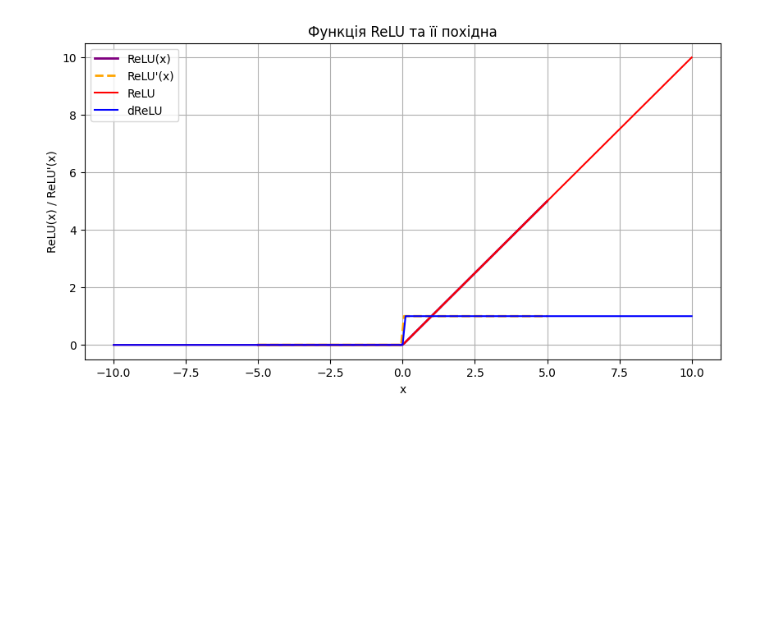
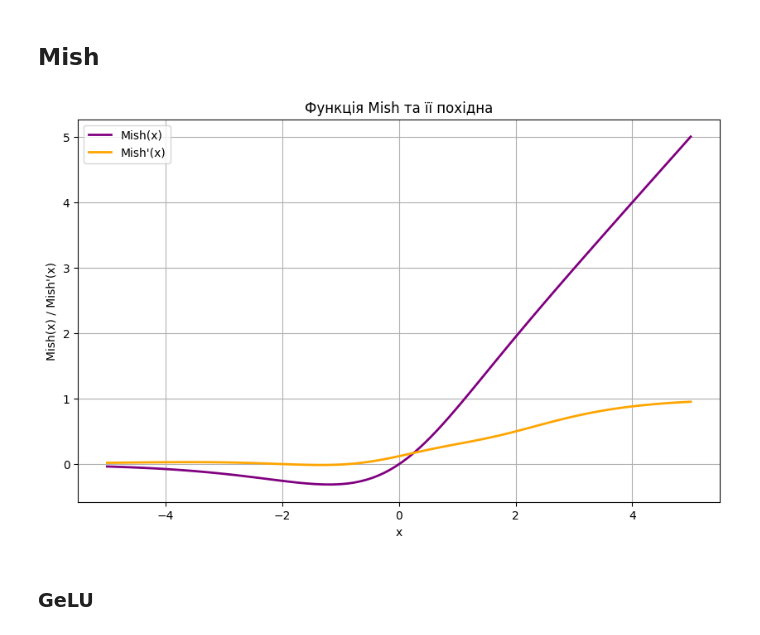
Before and after one commit to Dmytro04062004/DataVisualisation, a Jupyter notebook: lab1.ipynb, the cells around one changed output. Drawn from its saved outputs; the diff is of its cells as text; code cells hidden in the pictures; blank space fills up the shorter version.

```diff
--- a/lab1.ipynb
+++ b/lab1.ipynb
@@ -61,42 +90,30 @@ dReLU(input) = array([[[0, 0, 0],
+# %% [markdown]
+## Mish
+# %%
+def mish(x):
+    return x * np.tanh(np.log(1 + np.exp(x)))
+
+def mish_derivative(x):
+    exp_x = np.exp(x)
+    tanh_x = np.tanh(np.log(1 + exp_x))
+    return exp_x * (4 * (x + 1) + 4 * exp_x + np.exp(2 * x) + np.exp(3 * x) + x * (4 * x + 6)) / ((exp_x + 2) * (exp_x + 2) * (exp_x + 2) * (exp_x + 2))
 # %%
-import numpy as np
-import matplotlib.pyplot as plt
+x_values = np.linspace(-5, 5, 100)
 
-def relu(x):
-    return np.maximum(0, x)
+mish_values = mish(x_values)
+mish_derivative_values = mish_derivative(x_values)
 
-def relu_derivative(x):
-    return np.where(x <= 0, 0, 1)
-
-x_values = np.linspace(-5, 5, 100)
-relu_values = relu(x_values)
-relu_derivative_values = relu_derivative(x_values)
-
-plt.figure(figsize=(10, 5))
-plt.plot(x_values, relu_values, label='ReLU(x)', color='purple', linewidth=2)
-plt.plot(x_values, relu_derivative_values, label="ReLU'(x)", color='orange', linestyle='--', linewidth=2)
-plt.title('Функція ReLU та її похідна')
+plt.figure(figsize=(10, 6))
+plt.plot(x_values, mish_values, label='Mish(x)', color='purple', linewidth=2)
+plt.plot(x_values, mish_derivative_values, label="Mish'(x)", color='orange', linewidth=2)
+plt.title('Функція Mish та її похідна')
 plt.xlabel('x')
-plt.ylabel('ReLU(x) / ReLU\'(x)')
+plt.ylabel('Mish(x) / Mish\'(x)')
 plt.grid(True)
 plt.legend()
 
-start = -5
-scale = 10
-space = np.linspace(-scale, scale, 20*scale + 1)
-
-def ReLU(x: np.ndarray) -> np.ndarray:
-    return np.maximum(0, x)
-
-def dReLU(x: np.ndarray) -> np.ndarray:
-    return np.where(x > 0, 1, 0)
-
-vals = ReLU(space)
-dvals = dReLU(space)
-plt.plot(space, vals, label='ReLU', color='r')
-plt.plot(space, dvals, label='dReLU', color='b')
-
-plt.legend()
 plt.show()
 # %% [output]
-[figure, old version]
+[figure, new version]
+# %% [markdown]
+### GeLU
```
Also changed, not shown: parts of 25 cells of this notebook.
